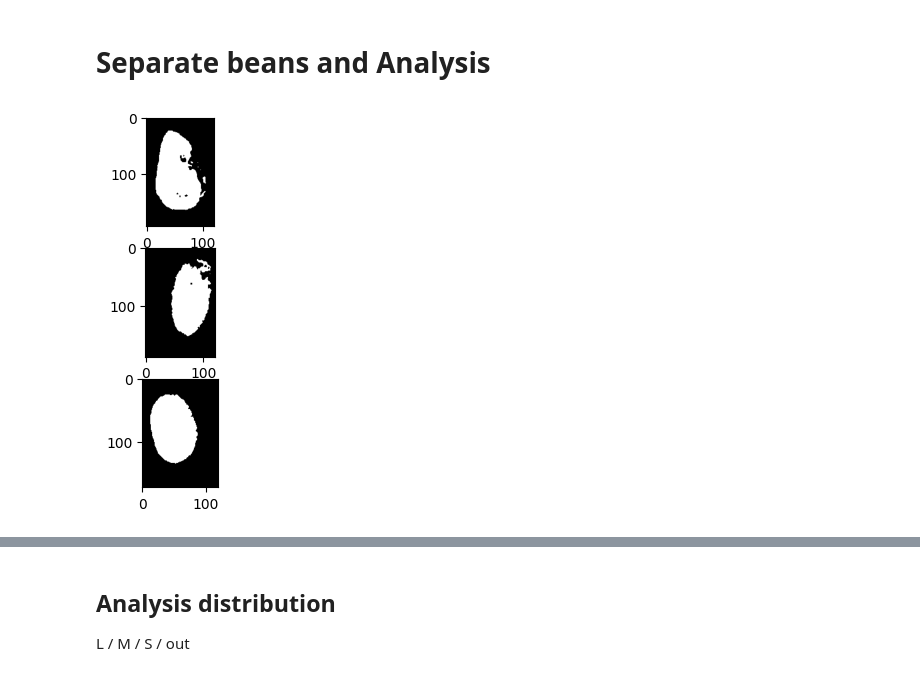
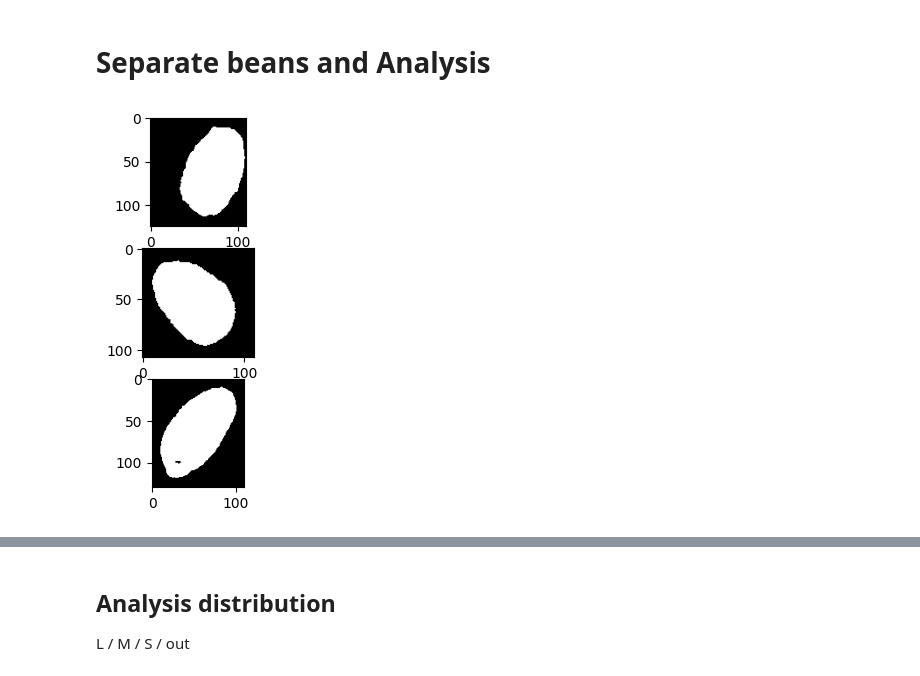
Before and after one commit to njrean/Cocoa_Project, a Jupyter notebook: Basyesian_image/Test_everything.ipynb, the cells around one changed output, grey strips where cells are left out. Cells and saved outputs as stored; diff of their text form; code cells hidden in the pictures.

```diff
--- a/Basyesian_image/Test_everything.ipynb
+++ b/Basyesian_image/Test_everything.ipynb
@@ -88,9 +70,0 @@ Text(0.5, 1.0, 'Mask thres:0.8')
-# %%
-folder_path = r'C:\Users\natch\Github\Cocoa_Project\Basyesian_image'
-os.chdir(folder_path)
-annotation_file_path = '../dataset/annotation/annotation_test4.json'
-raw_image_folder = '../dataset/raw/'
-name_features = ['B', 'G', 'R', 'Y', 'Cr', 'Cb']
-
-BS_model_rgb = bayesian_lib.Bayesian(n_features=6, name_features=name_features)
-BS_model_rgb.fit(raw_image_folder, annotation_file_path, RoI=[310, 310, 144, 144], mode='combine')
@@ -134,0 +82,3 @@ Text(0.5, 1.0, 'Cut')
+# %%
+model_segmentation_loadpath = './Basyesian_image/config_setup/model_segmentation.pkl'
+segmentaion_model = bayesian_lib.load_bayesian_obj(model_segmentation_loadpath)
@@ -209,5 +128,9 @@ importlib.reload(preprocessing_lib)
+# %%
+threshold = 0.4
+RoI = [280, 330, 144, 144]
+weight = [0.1, 0.1, 0, 0.2, 0.4, 0.3]
 # %%
-folder_path = r'C:\Users\natch\Github\Cocoa_Project\dataset\collect_03072023\data'
+folder_path = r'C:\Users\natch\Github\Cocoa_Project\Cocoa_Project\dataset\statistic_analysis3\train'
 os.chdir(folder_path)
 sub_folder = os.listdir(folder_path)
 prep = preprocessing_lib.Prep_cocoa(500) #change kernel
@@ -229,11 +152,7 @@ for i, f in enumerate(sub_folder):
         image_stack[:,:,:3] = image_test
         image_stack[:,:,3:6] = cv2.cvtColor(image_test, cv2.COLOR_BGR2YCR_CB)
 
-        threshold = 0.6
-        RoI=[280,320, 144,144]
-        weight = [0.1, 0.1, 0, 0.2, 0.3, 0.3]
-
-        mask, prob = BS_model_rgb.predict(image_stack, [0.05, 0.05, 0, 0.3, 0.3, 0.3], threshold=threshold, RoI=RoI, filter=True)
+        mask, prob = BS_model_rgb.predict(image_stack, weight, threshold=threshold, RoI=RoI, filter=True)
 
         image_rgb = cv2.cvtColor(image_test, cv2.COLOR_BGR2RGB)
 
@@ -244,19 +163,22 @@ for i, f in enumerate(sub_folder):
 
         for b in sep_mask:
             collect[i].append(b)
+
+folder_path = r'C:\Users\natch\Github\Cocoa_Project\Cocoa_Project'
+os.chdir(folder_path)
 # %%
-cl = 0
-pic_set = 15
+cl = 1
+pic_set = 2
 start_pic = np.sum(count_bean[cl][:pic_set])
 stop_pic = start_pic + count_bean[cl][pic_set]
 
 fig, ax = plt.subplots(count_bean[cl][pic_set], 1)
 for i, b in enumerate(collect[cl][start_pic:stop_pic]):
     ax[i].imshow(b, cmap='gray')
 
 plt.show()
 # %% [output]
-[figure, old version]
+[figure, new version]
 # %%
 plt.imshow(collect_mask[cl][pic_set], cmap='gray')
 plt.show()
```
Also changed, not shown: parts of 38 cells of this notebook, 9 other files.
